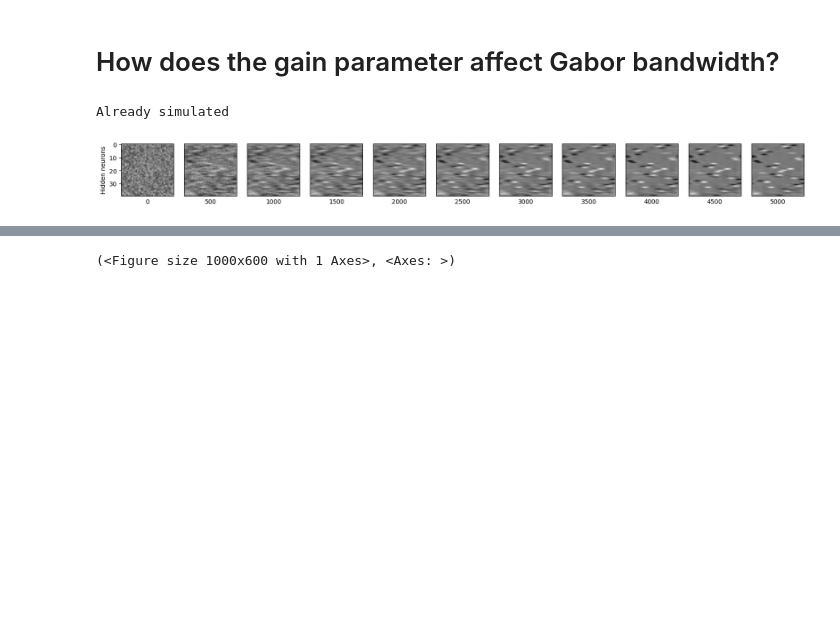
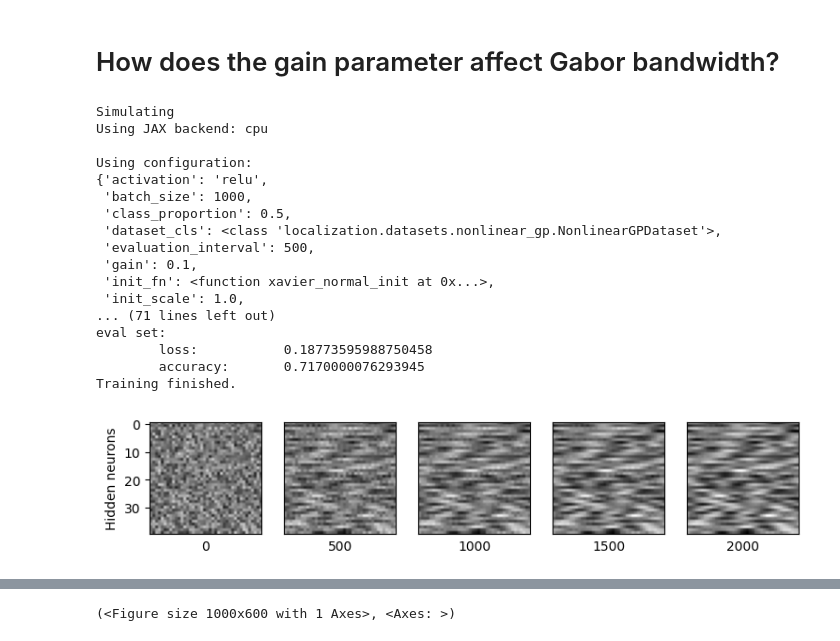
Before and after one commit to leonlufkin/Localization, a Jupyter notebook: notebooks/gain_sweep.ipynb, the cells around one changed output, grey strips where cells are left out. Saved outputs shown, nothing was run; the diff lists cells and outputs as text; code cells hidden in the pictures; blank space fills up the shorter version.

```diff
--- a/notebooks/gain_sweep.ipynb
+++ b/notebooks/gain_sweep.ipynb
@@ -54,17 +54,20 @@ config_ = dict(
     num_hiddens=40,
     # num_hiddens=100,
     activation='relu',
-    use_bias=False,
+    # activation='sigmoid',
+    # use_bias=False,
+    use_bias=True,
     sampler_cls=samplers.EpochSampler,
     init_fn=models.xavier_normal_init,
     init_scale=1.,
     # learning config
     # num_epochs=5000,
-    num_epochs=5000,
-    evaluation_interval=10,
+    num_epochs=2000,
+    evaluation_interval=500,
     optimizer_fn=optax.sgd,
     learning_rate=1.,
     # learning_rate=0.05,
+    # learning_rate=20.,
     # experiment config
     seed=0,
     save_=True,
@@ -99,12 +106,28 @@ GAIN_SWEEP = np.logspace(-2, 1, 1000)
 # %%
 # high gain
 config = config_.copy()
 config.update(dict(
-    gain = 3. #GAIN_SWEEP[-1] # 10
+    gain = 0.1 # 51 # 10
 ))
 
 weights, metrics = simulate_or_load(**config)
-fig, axs = plot_receptive_fields(weights[::50], num_cols=11, evaluation_interval=50*10, figsize=(20, 10), reordering_fn=entropy_sort, ind=-1)
+fig, axs = plot_receptive_fields(weights, num_cols=11, evaluation_interval=500, figsize=(20, 10), reordering_fn=entropy_sort, ind=-1)
 # %% [output]
-Already simulated
+Simulating
+Using JAX backend: cpu
+
+Using configuration:
+{'activation': 'relu',
+ 'batch_size': 1000,
+ 'class_proportion': 0.5,
+ 'dataset_cls': <class 'localization.datasets.nonlinear_gp.NonlinearGPDataset'>,
+ 'evaluation_interval': 500,
+ 'gain': 0.1,
+ 'init_fn': <function xavier_normal_init at 0x...>,
+ 'init_scale': 1.0,
+... (71 lines left out)
+eval set:
+        loss:           0.18773595988750458
+        accuracy:       0.7170000076293945
+Training finished.
-[figure, old version]
+[figure, new version]
```
Also changed, not shown: parts of 20 cells of this notebook, 11 other files.
